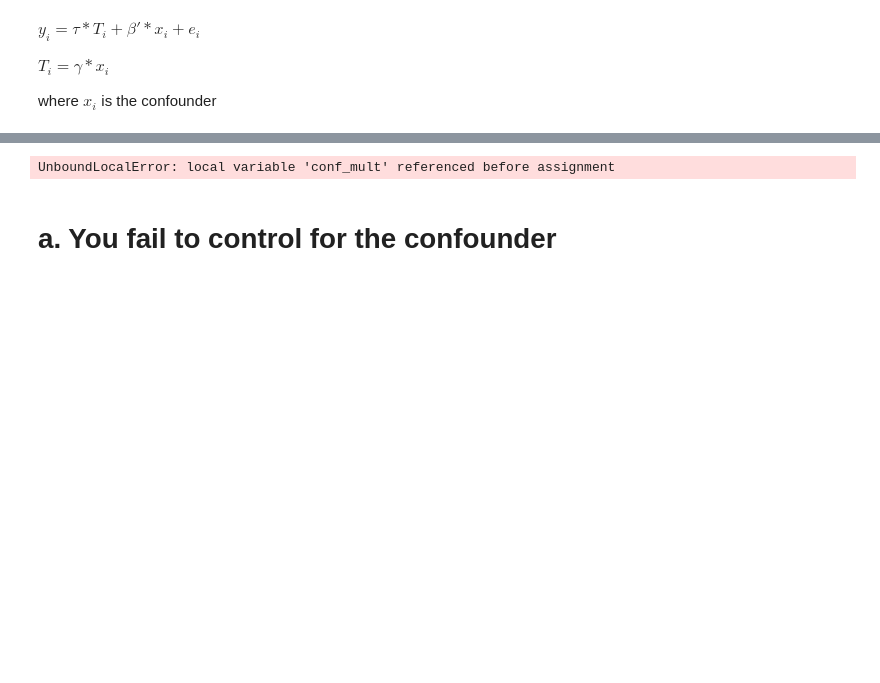
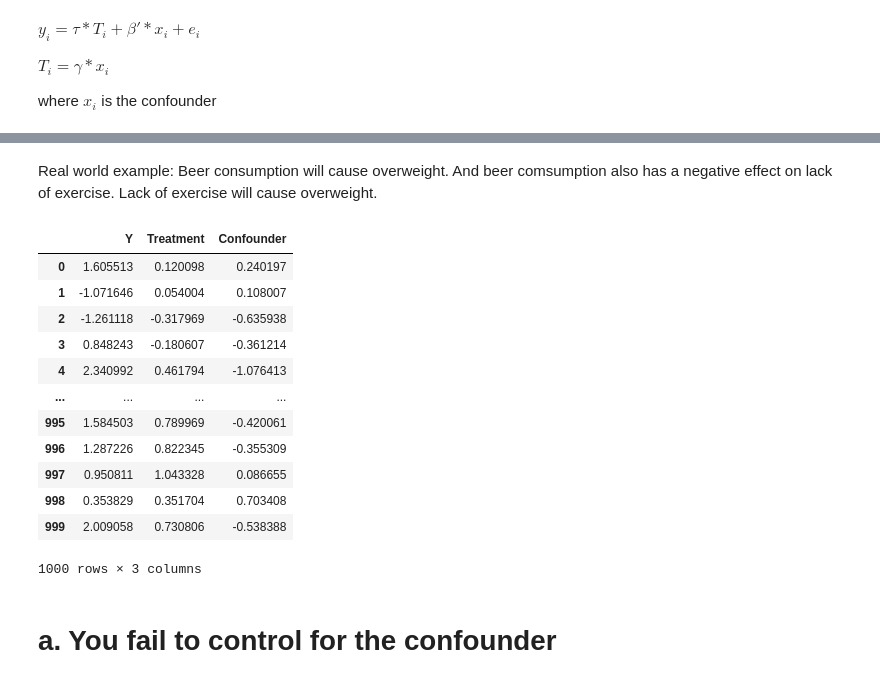
Before and after one commit to nickz416/Assigment-2, a Jupyter notebook: JZ - Assignment2.ipynb, the cells around one changed output, grey strips where cells are left out. Saved outputs shown, nothing was run; the diff lists cells and outputs as text; code cells hidden in the pictures; blank space fills up the shorter version.

```diff
--- a/JZ - Assignment2.ipynb
+++ b/JZ - Assignment2.ipynb
@@ -258,17 +270,51 @@ plt.show()
-# %%
-tau = 2
-p = 100
-p0 = 50
-corr = 0.5
-N = 1000
-Q2Data = fn_generate_data(tau,N,p,p0,corr,conf = True)
-y = pd.DataFrame(Q2Data[0])
-t = pd.DataFrame(Q2Data[1])
-x = pd.DataFrame(Q2Data[2])
-Q2Data=pd.concat([y,t,x],axis=1)
-Q2Data.to_csv('Q2Data.csv')
-# %% [output]
-UnboundLocalError: local variable 'conf_mult' referenced before assignment
+# %% [markdown]
+Real world example: Beer consumption will cause overweight. And beer comsumption also has a negative effect on lack of exercise. Lack of exercise will cause overweight.
+# %%
+def fn_generate_data_conf(tau,N,p,p0,corr,conf = True):
+    if conf==False:
+        conf_mult = 0 # remove confounder from outcome
+    else:
+        conf_mult = 1
+    nvar = p+1 # 1 confounder and variable for randomizing treatment
+    corr = 0.5 # correlation for multivariate normal
+    X = fn_generate_multnorm(N,corr,nvar)
+    C = X[:,1].reshape([N,1]) # confounder
+    T = fn_randomize_treatment(N) # choose treated units
+    err = np.random.normal(0,1,[N,1])
+    Yab = tau*T+0.5*C+err
+    Tab = T+0.5*C
+
+
+    return (Yab,Tab,C)
+# %%
+tau = 2
+p = 100
+p0 = 3
+corr = 0.5
+N = 1000
+Nrange = range(10,1000,2)
+conf = 1
+Y,T,C = fn_generate_data_conf(tau,N,p,p0,corr,conf)
+# %%
+data_Q2 = np.concatenate([Y,T,C],axis = 1)
+data_Q2 = pd.DataFrame(data_Q2)
+data_Q2.columns = ["Y","Treatment","Confounder"]
+data_Q2.to_csv("confounder.csv")
+data_Q2
+# %% [output]
+|  | Y | Treatment | Confounder |
+| 0 | 1.605513 | 0.120098 | 0.240197 |
+| 1 | -1.071646 | 0.054004 | 0.108007 |
+| 2 | -1.261118 | -0.317969 | -0.635938 |
+| 3 | 0.848243 | -0.180607 | -0.361214 |
+| 4 | 2.340992 | 0.461794 | -1.076413 |
+| ... | ... | ... | ... |
+| 995 | 1.584503 | 0.789969 | -0.420061 |
+| 996 | 1.287226 | 0.822345 | -0.355309 |
+| 997 | 0.950811 | 1.043328 | 0.086655 |
+| 998 | 0.353829 | 0.351704 | 0.703408 |
+| 999 | 2.009058 | 0.730806 | -0.538388 |
+1000 rows × 3 columns
 # %% [markdown]
 # a. You fail to control for the confounder
 # %%
```
Also changed, not shown: parts of 31 cells of this notebook, 3 other files.
